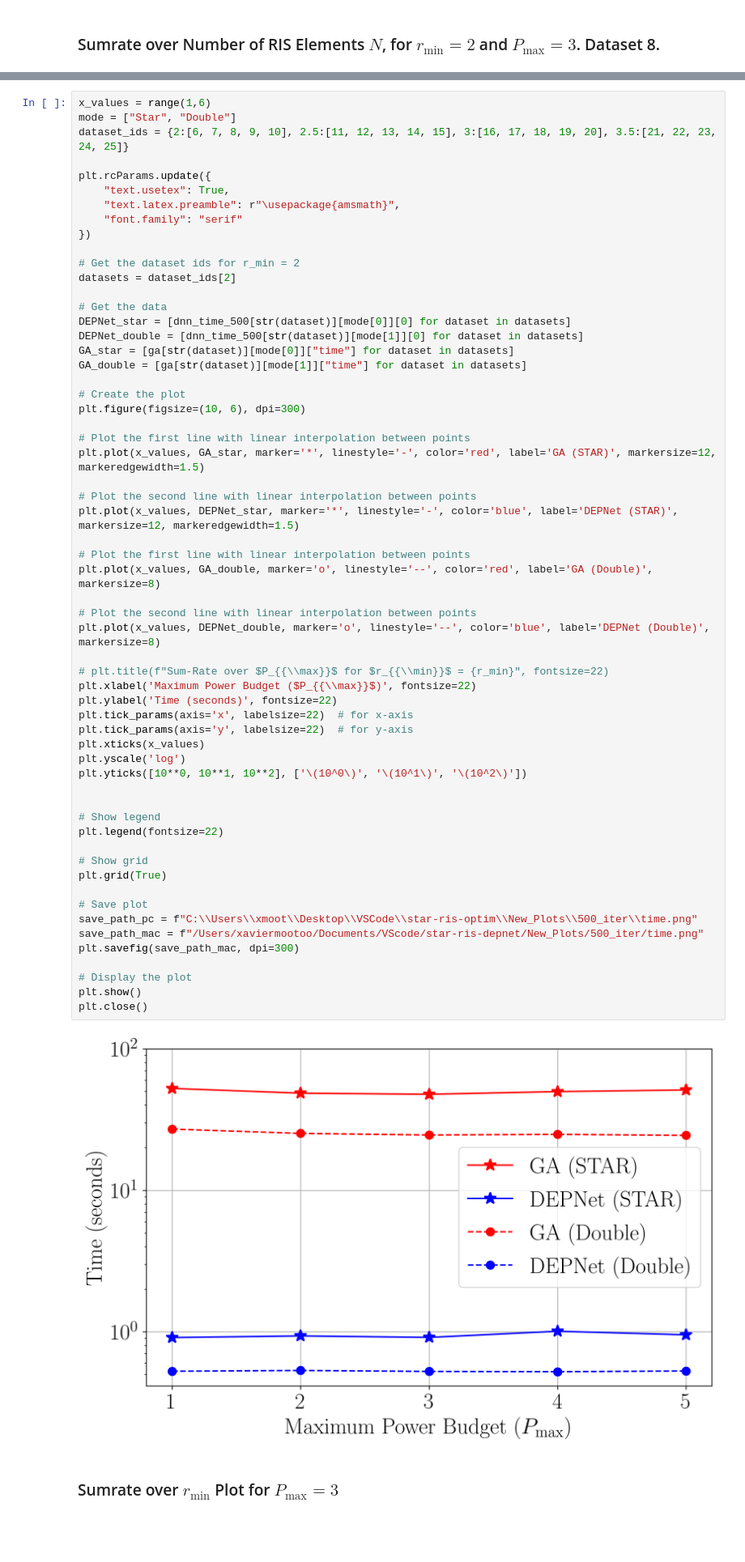
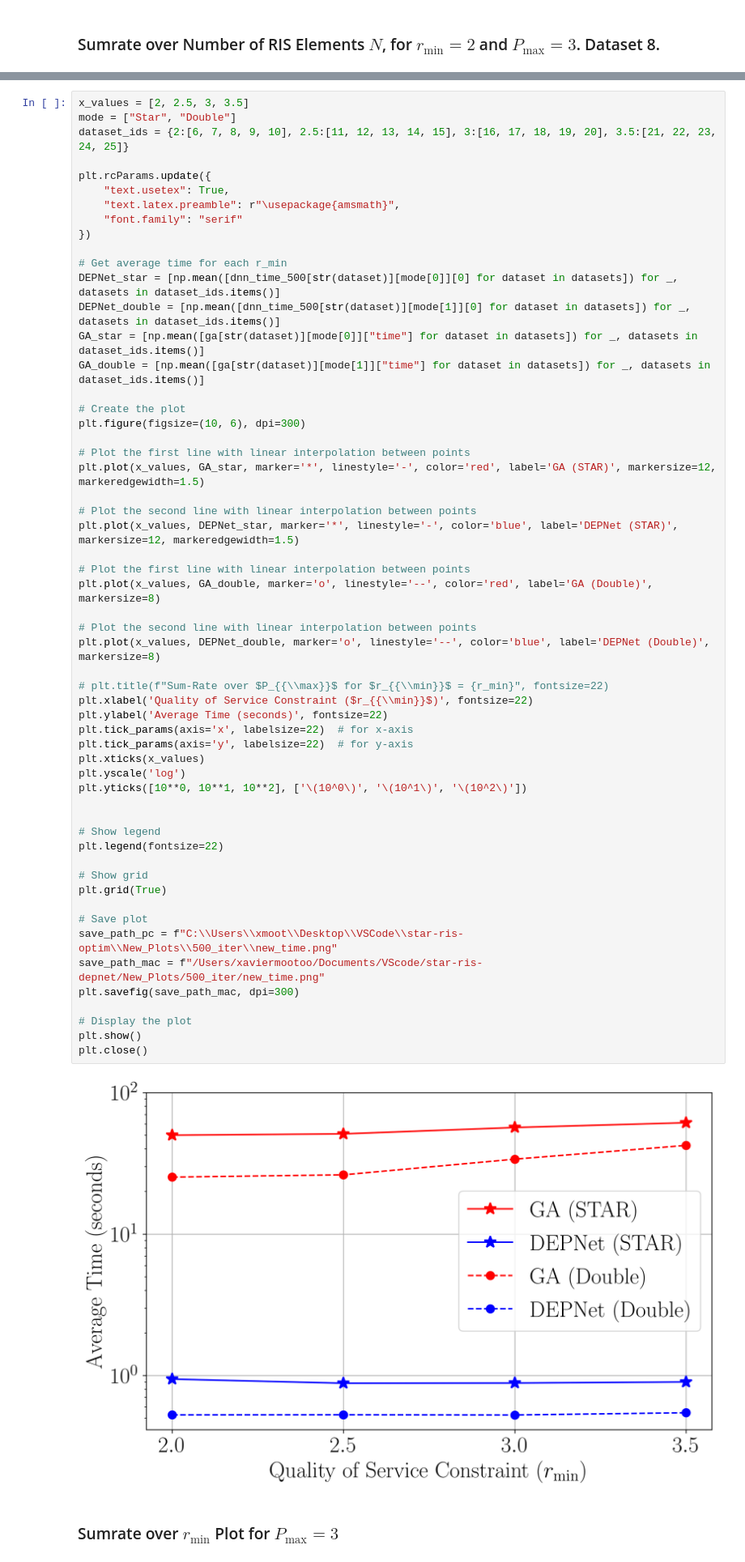
Before and after one commit to xmootoo/star-ris-depnet, a Jupyter notebook: plotting.ipynb, the cells around one changed output, grey strips where cells are left out. Shown at 81% size. Cells and saved outputs as stored; diff of their text form; blank space fills up the shorter version.

Commit message:
new time plot

```diff
--- a/plotting.ipynb
+++ b/plotting.ipynb
@@ -163,5 +163,5 @@ plt.close()
 # %%
-x_values = range(1,6)
+x_values = [2, 2.5, 3, 3.5]
 mode = ["Star", "Double"]
 dataset_ids = {2:[6, 7, 8, 9, 10], 2.5:[11, 12, 13, 14, 15], 3:[16, 17, 18, 19, 20], 3.5:[21, 22, 23, 24, 25]}
 
@@ -171,14 +171,11 @@ plt.rcParams.update({
     "font.family": "serif"
 })
 
-# Get the dataset ids for r_min = 2
-datasets = dataset_ids[2]
-
-# Get the data
-DEPNet_star = [dnn_time_500[str(dataset)][mode[0]][0] for dataset in datasets]
-DEPNet_double = [dnn_time_500[str(dataset)][mode[1]][0] for dataset in datasets]
-GA_star = [ga[str(dataset)][mode[0]]["time"] for dataset in datasets]
-GA_double = [ga[str(dataset)][mode[1]]["time"] for dataset in datasets]
+# Get average time for each r_min
+DEPNet_star = [np.mean([dnn_time_500[str(dataset)][mode[0]][0] for dataset in datasets]) for _, datasets in dataset_ids.items()]
+DEPNet_double = [np.mean([dnn_time_500[str(dataset)][mode[1]][0] for dataset in datasets]) for _, datasets in dataset_ids.items()]
+GA_star = [np.mean([ga[str(dataset)][mode[0]]["time"] for dataset in datasets]) for _, datasets in dataset_ids.items()]
+GA_double = [np.mean([ga[str(dataset)][mode[1]]["time"] for dataset in datasets]) for _, datasets in dataset_ids.items()]
 
 # Create the plot
 plt.figure(figsize=(10, 6), dpi=300)
@@ -189,38 +186,38 @@ plt.plot(x_values, GA_star, marker='*', linestyle='-', color='red', label='GA (S
 # Plot the second line with linear interpolation between points
 plt.plot(x_values, DEPNet_star, marker='*', linestyle='-', color='blue', label='DEPNet (STAR)', markersize=12, markeredgewidth=1.5)
 
 # Plot the first line with linear interpolation between points
 plt.plot(x_values, GA_double, marker='o', linestyle='--', color='red', label='GA (Double)', markersize=8)
 
 # Plot the second line with linear interpolation between points
 plt.plot(x_values, DEPNet_double, marker='o', linestyle='--', color='blue', label='DEPNet (Double)', markersize=8)
 
 # plt.title(f"Sum-Rate over $P_{{\\max}}$ for $r_{{\\min}}$ = {r_min}", fontsize=22)
-plt.xlabel('Maximum Power Budget ($P_{{\\max}}$)', fontsize=22)
-plt.ylabel('Time (seconds)', fontsize=22)
+plt.xlabel('Quality of Service Constraint ($r_{{\\min}}$)', fontsize=22)
+plt.ylabel('Average Time (seconds)', fontsize=22)
 plt.tick_params(axis='x', labelsize=22)  # for x-axis
 plt.tick_params(axis='y', labelsize=22)  # for y-axis
 plt.xticks(x_values)
 plt.yscale('log')
 plt.yticks([10**0, 10**1, 10**2], ['\(10^0\)', '\(10^1\)', '\(10^2\)'])
 
 
 # Show legend
 plt.legend(fontsize=22)
 
 # Show grid
 plt.grid(True)
 
 # Save plot
-save_path_pc = f"C:\\Users\\xmoot\\Desktop\\VSCode\\star-ris-optim\\New_Plots\\500_iter\\time.png"
-save_path_mac = f"/Users/xaviermootoo/Documents/VScode/star-ris-depnet/New_Plots/500_iter/time.png"
+save_path_pc = f"C:\\Users\\xmoot\\Desktop\\VSCode\\star-ris-optim\\New_Plots\\500_iter\\new_time.png"
+save_path_mac = f"/Users/xaviermootoo/Documents/VScode/star-ris-depnet/New_Plots/500_iter/new_time.png"
 plt.savefig(save_path_mac, dpi=300)
 
 # Display the plot
 plt.show()
 plt.close()
 # %% [output]
-[figure, old version]
+[figure, new version]
 # %% [markdown]
 ### Sumrate over $r_{\text{min}}$ Plot for $P_{\text{max}}=3$
 # %%
```
Also changed, not shown: parts of 1 cell of this notebook, 2 other files.
